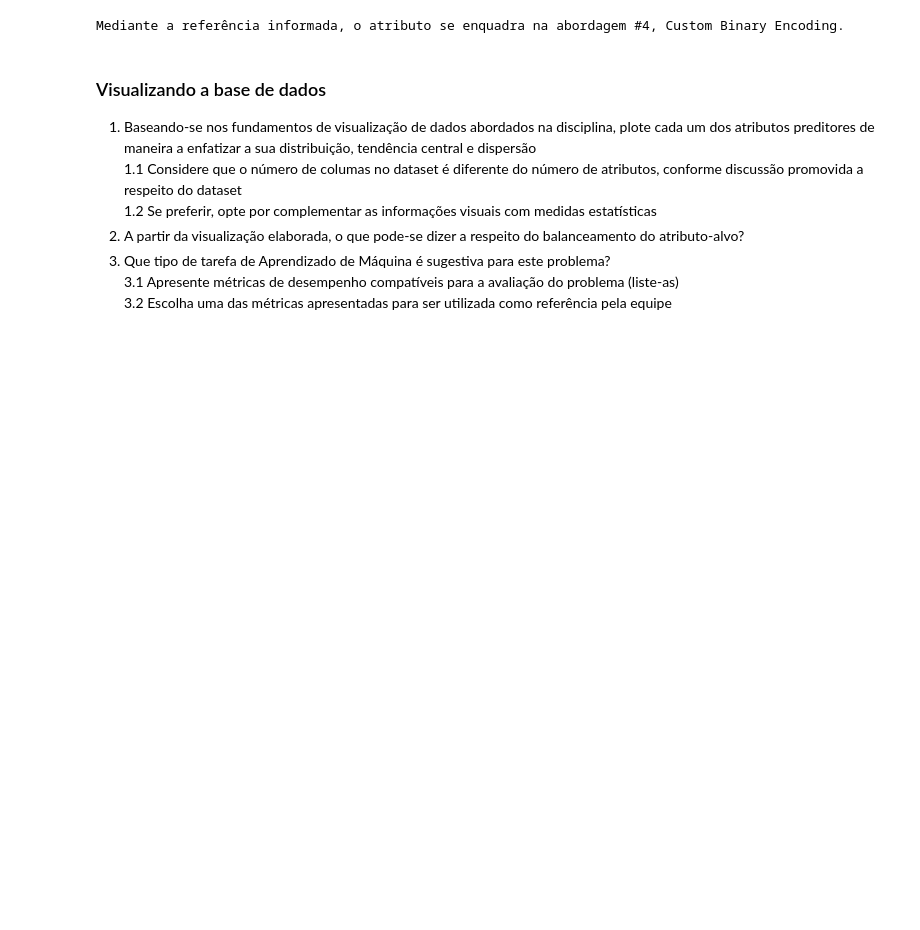
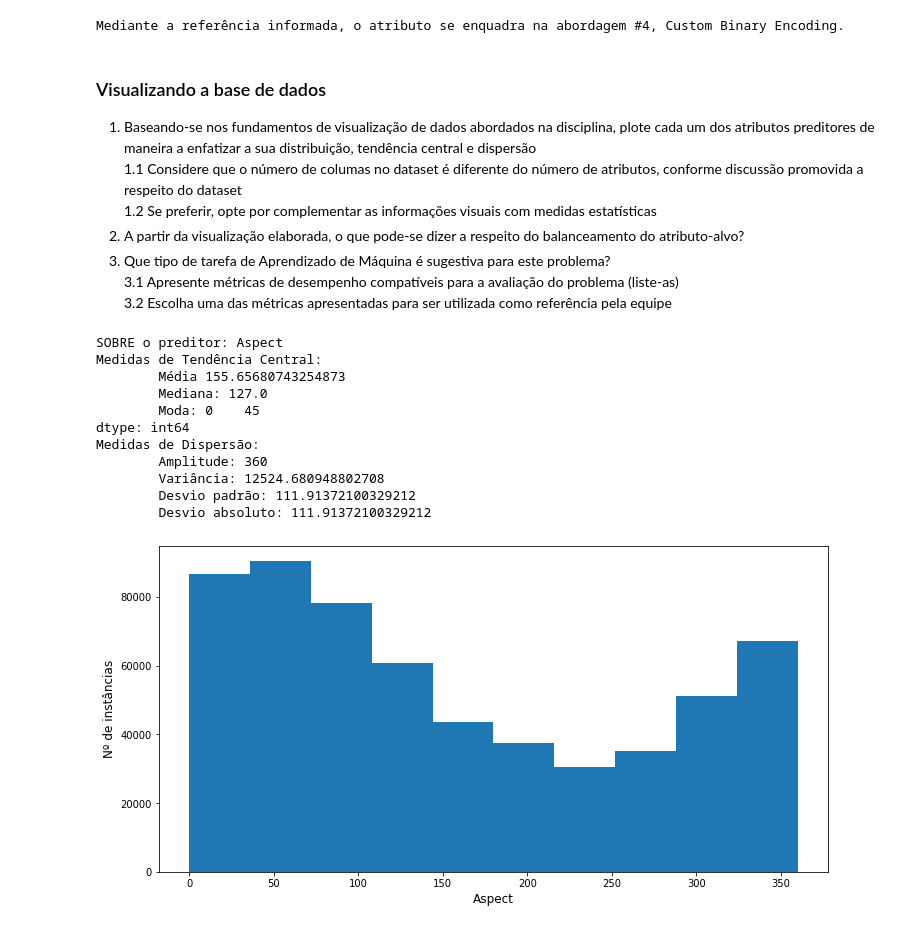
Before and after one commit to elloa-uea/projeto-pratico-3-rna-pp3-ultima-hora, a Jupyter notebook: notebooks/PP3.2 - Conhecendo o Conjunto de Dados.ipynb, the cells around one changed output. Saved outputs shown, nothing was run; the diff lists cells and outputs as text; code cells hidden in the pictures; blank space fills up the shorter version.

```diff
--- a/notebooks/PP3.2 - Conhecendo o Conjunto de Dados.ipynb
+++ b/notebooks/PP3.2 - Conhecendo o Conjunto de Dados.ipynb
@@ -145,3 +144,41 @@ Mediante a referência informada, o atributo se enquadra na abordagem #4, Custom
 3. Que tipo de tarefa de Aprendizado de Máquina é sugestiva para este problema?
 3.1 Apresente métricas de desempenho compatíveis para a avaliação do problema (liste-as)
 3.2 Escolha uma das métricas apresentadas para ser utilizada como referência pela equipe
+# %%
+def calc_medidas(valor):
+    #Medidas de Tendência Central
+    print("SOBRE o preditor:",valor)
+    print("Medidas de Tendência Central:")
+    print("\tMédia",df[valor].mean())
+    print("\tMediana:",df[valor].median())
+    print("\tModa:",df[valor].mode())
+    #Medidas de Dispersão
+    print("Medidas de Dispersão:")
+    print("\tAmplitude:",df[valor].max() - df[valor].min())
+    print("\tVariância:",df[valor].var())
+    #desv pad
+    print("\tDesvio padrão:",df[valor].std())
+    #desv Ab
+    print("\tDesvio absoluto:",df[valor].std())
+# %%
+def plotar(valor):
+    plt.figure(figsize=(12,6))
+    plt.ylabel('Nº de instâncias', fontsize=12)
+    plt.xlabel(valor,fontsize=12)
+    graf=plt.hist(df[valor])
+# %%
+calc_medidas("Aspect")
+plotar("Aspect")
+# %% [output]
+SOBRE o preditor: Aspect
+Medidas de Tendência Central:
+        Média 155.65680743254873
+        Mediana: 127.0
+        Moda: 0    45
+dtype: int64
+Medidas de Dispersão:
+        Amplitude: 360
+        Variância: 12524.680948802708
+        Desvio padrão: 111.91372100329212
+        Desvio absoluto: 111.91372100329212
+[figure, added]
```
Also changed, not shown: parts of 11 cells of this notebook.
